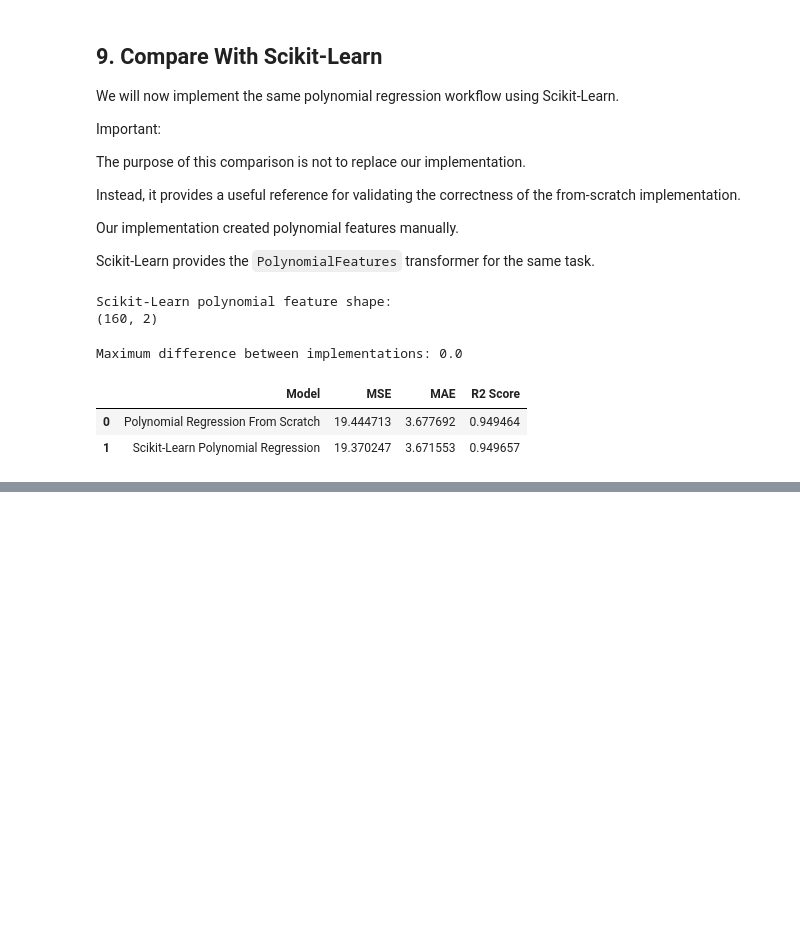
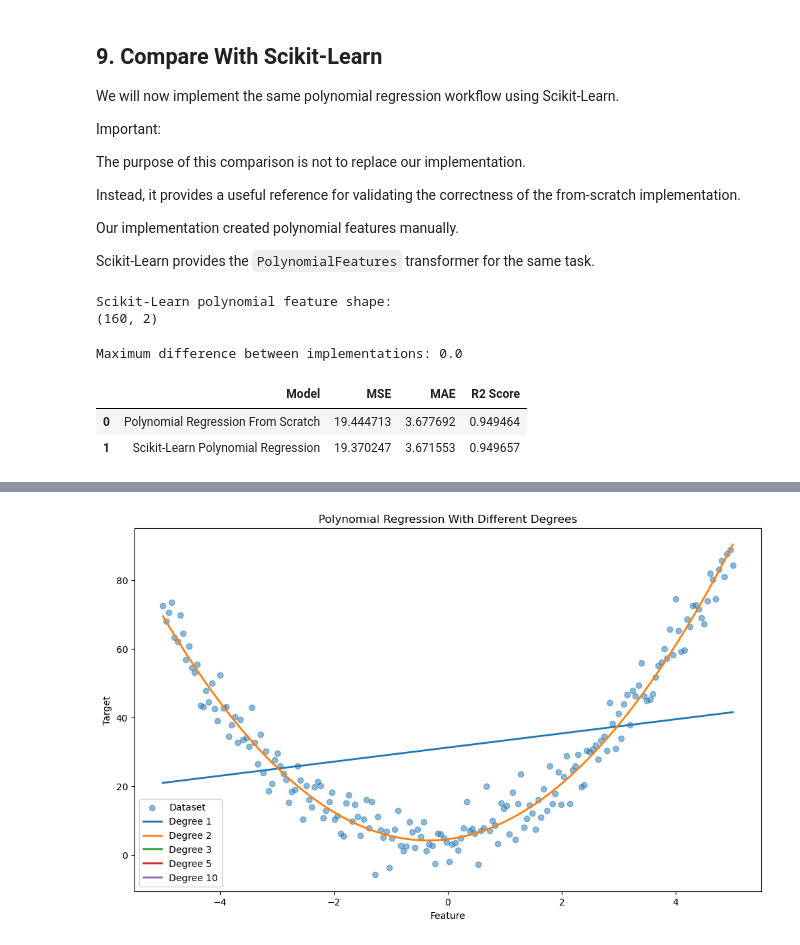
Before and after one commit to AHMAD-ALI5/machine-learning-from-scratch, a Jupyter notebook: machine-learning-from-scratch/regression/polynomial regression.ipynb, the cells around one changed output, grey strips where cells are left out. Cells and saved outputs as stored; diff of their text form; code cells hidden in the pictures; blank space fills up the shorter version.

```diff
--- a/machine-learning-from-scratch/regression/polynomial regression.ipynb
+++ b/machine-learning-from-scratch/regression/polynomial regression.ipynb
@@ -786,0 +881,60 @@ for degree_value in degrees:
+# %%
+selected_degrees = [1, 2, 3, 5, 10]
+
+X_plot = np.linspace(
+    X.min(),
+    X.max(),
+    500
+).reshape(-1, 1)
+
+plt.figure(figsize=(12, 7))
+
+plt.scatter(
+    X,
+    y,
+    alpha=0.5,
+    label="Dataset"
+)
+
+for degree_value in selected_degrees:
+
+    X_train_poly_degree = polynomial_features(
+        X_train,
+        degree_value
+    )
+
+    X_plot_poly = polynomial_features(
+        X_plot,
+        degree_value
+    )
+
+    degree_model = LinearRegressionScratch(
+        learning_rate=0.001,
+        iterations=5000
+    )
+
+    degree_model.fit(
+        X_train_poly_degree,
+        y_train
+    )
+
+    predictions = degree_model.predict(
+        X_plot_poly
+    )
+
+    plt.plot(
+        X_plot,
+        predictions,
+        linewidth=2,
+        label=f"Degree {degree_value}"
+    )
+
+plt.xlabel("Feature")
+plt.ylabel("Target")
+plt.title("Polynomial Regression With Different Degrees")
+
+plt.legend()
+
+plt.show()
+# %% [output]
+[figure, added]
```
Also changed, not shown: parts of 4 cells of this notebook.
